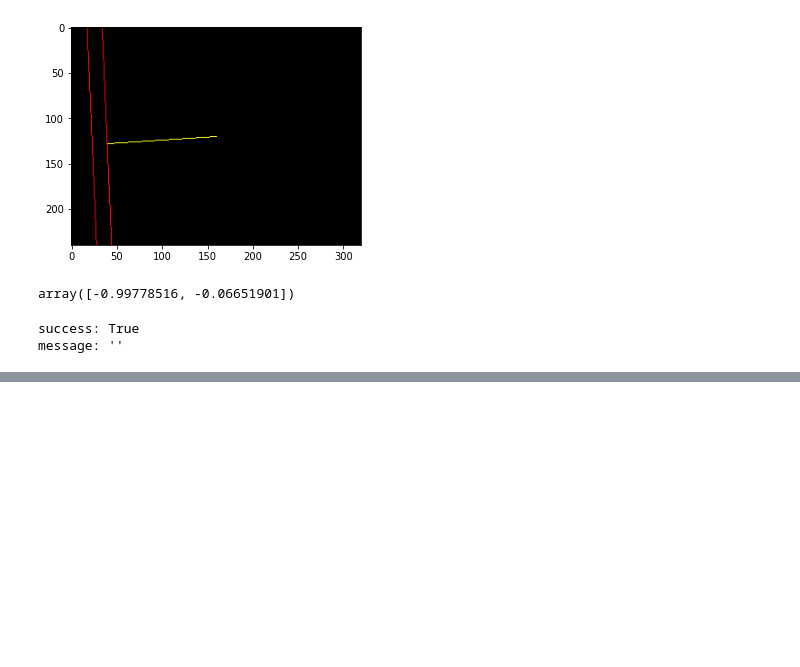
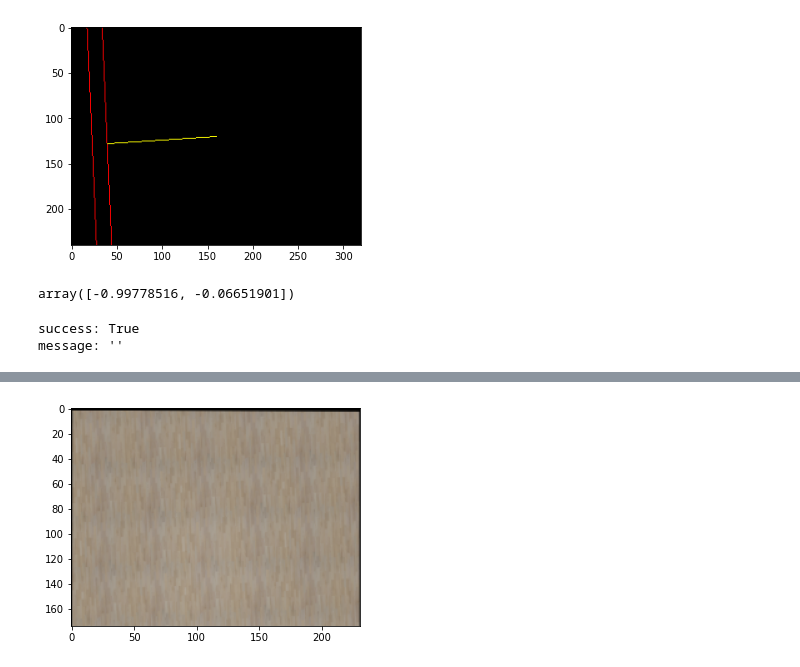
Before and after one commit to Danealor/fall2021-project, a Jupyter notebook: code/eagle_eye/scripts/test.ipynb, the cells around one changed output, grey strips where cells are left out. Saved outputs shown, nothing was run; the diff lists cells and outputs as text; code cells hidden in the pictures; blank space fills up the shorter version.

```diff
--- a/code/eagle_eye/scripts/test.ipynb
+++ b/code/eagle_eye/scripts/test.ipynb
@@ -248,0 +429,10 @@ message: ''
+# %%
+from importlib import reload
+import drone_control
+reload(drone_control)
+img = image()
+rotation, translation = drone_control.parse_telemetry(get_telemetry())
+img_below = drone_control.project_below(img, rotation, translation, K_inv)
+show(img_below)
+# %% [output]
+[figure, added]
```
Also changed, not shown: parts of 20 cells of this notebook, 1 other file.
